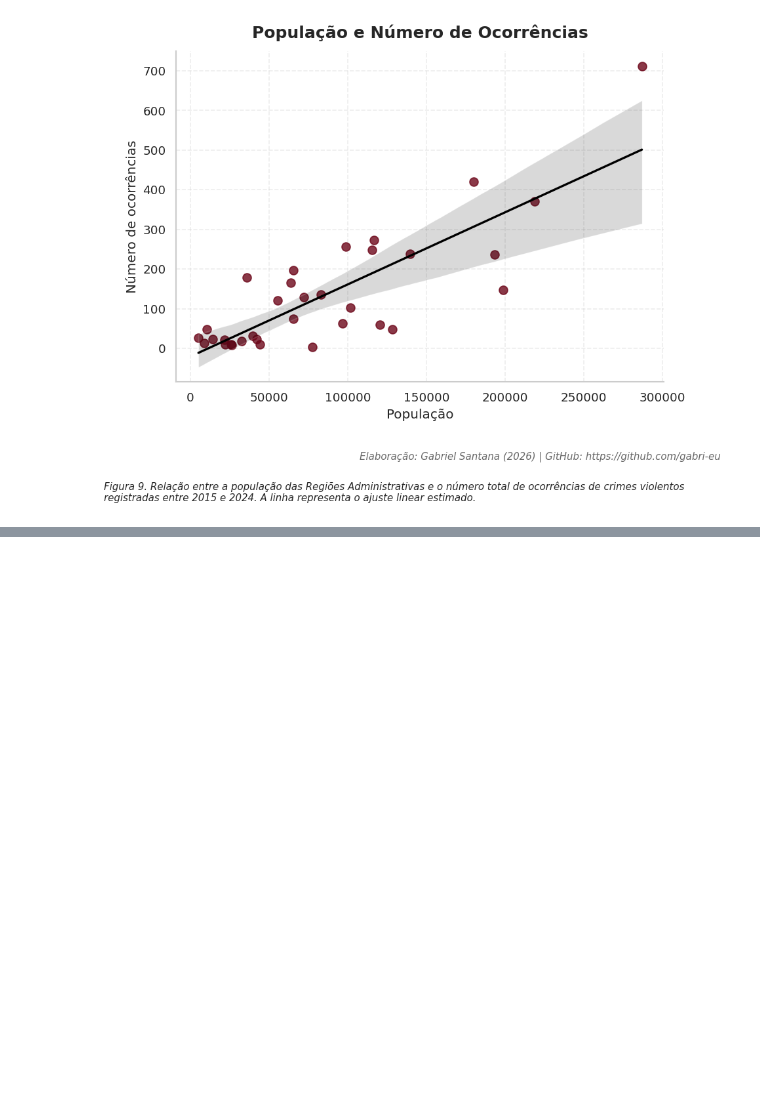
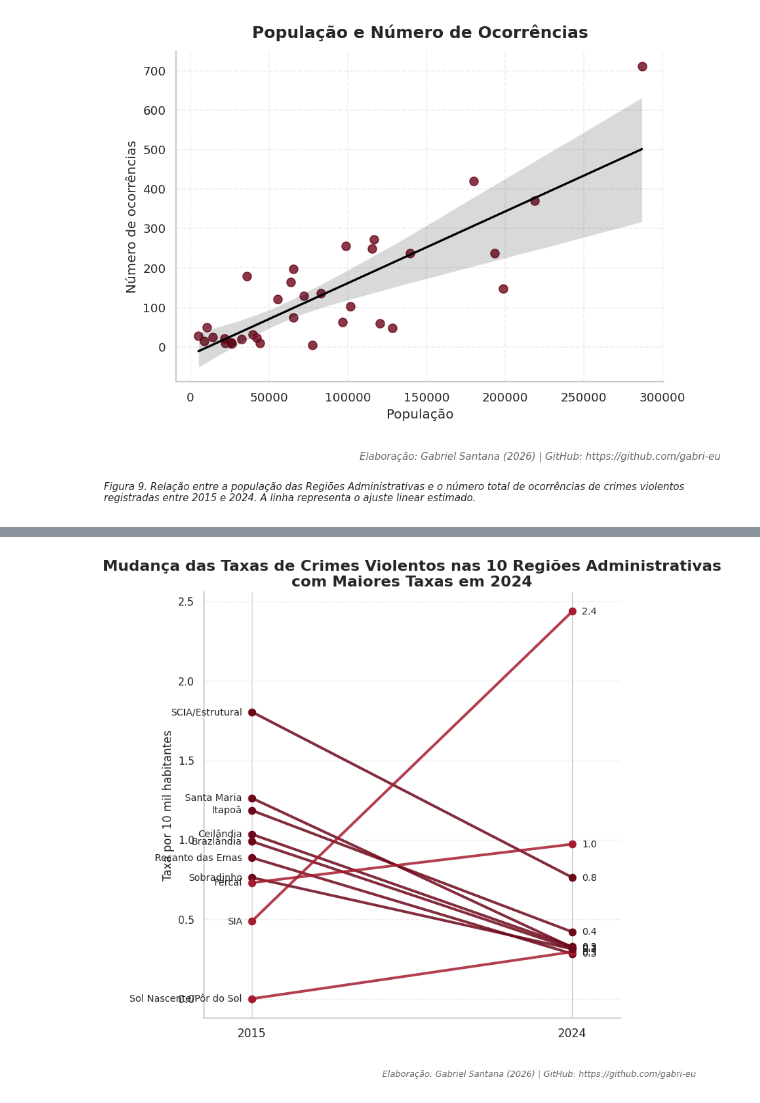
Before and after one commit to gabri-eu/Crimes_Violentos_DF, a Jupyter notebook: notebooks/03_analise_descritiva.ipynb, the cells around one changed output, grey strips where cells are left out. Saved outputs shown, nothing was run; the diff lists cells and outputs as text; code cells hidden in the pictures; blank space fills up the shorter version.

```diff
--- a/notebooks/03_analise_descritiva.ipynb
+++ b/notebooks/03_analise_descritiva.ipynb
@@ -1353,0 +1635,93 @@ plt.show()
+# %%
+# ==============================================================================
+# FIGURA 14 — Mudança na taxa de crimes violentos (2015 × 2024)
+# ==============================================================================
+
+dados = (
+    base_ra_territorial
+    .pivot_table(
+        index="regiao_administrativa",
+        columns="ano",
+        values="taxa_10mil",
+        aggfunc="mean"
+    )[[2015, 2024]]
+)
+
+# Top 10 maiores taxas em 2024
+dados = (
+    dados
+    .sort_values(2024, ascending=False)
+    .head(10)
+    .sort_values(2024)
+)
+
+fig, ax = plt.subplots(figsize=(10, 8))
+
+for ra, linha in dados.iterrows():
+
+    cor = "#A61C2F" if linha[2024] > linha[2015] else "#6D071A"
+
+    ax.plot(
+        [0, 1],
+        [linha[2015], linha[2024]],
+        color=cor,
+        linewidth=2.8,
+        alpha=0.85
+    )
+
+    ax.scatter(
+        [0, 1],
+        [linha[2015], linha[2024]],
+        color=cor,
+        s=55,
+        zorder=3
+    )
+
+    ax.text(
+        -0.03,
+        linha[2015],
+        ra,
+        ha="right",
+        va="center",
+        fontsize=10
+    )
+
+    ax.text(
+        1.03,
+        linha[2024],
+        f"{linha[2024]:.1f}",
+        ha="left",
+        va="center",
+        fontsize=10
+    )
+
+ax.set_xlim(-0.15, 1.15)
+
+ax.set_xticks([0,1])
+ax.set_xticklabels(["2015","2024"], fontsize=12)
+
+ax.set_ylabel("Taxa por 10 mil habitantes")
+
+ax.set_title(
+    "Mudança das Taxas de Crimes Violentos nas 10 Regiões Administrativas\ncom Maiores Taxas em 2024",
+    fontsize=16,
+    weight="bold"
+)
+
+ax.grid(axis="y", linestyle="--", alpha=.35)
+
+ax.spines["top"].set_visible(False)
+ax.spines["right"].set_visible(False)
+
+plt.subplots_adjust(
+    left=.27,
+    right=.88,
+    top=.90,
+    bottom=.12
+)
+
+assinatura_figura(fig)
+
+plt.show()
+# %% [output]
+[figure, added]
```
Also changed, not shown: parts of 17 cells of this notebook, 1 other file.
